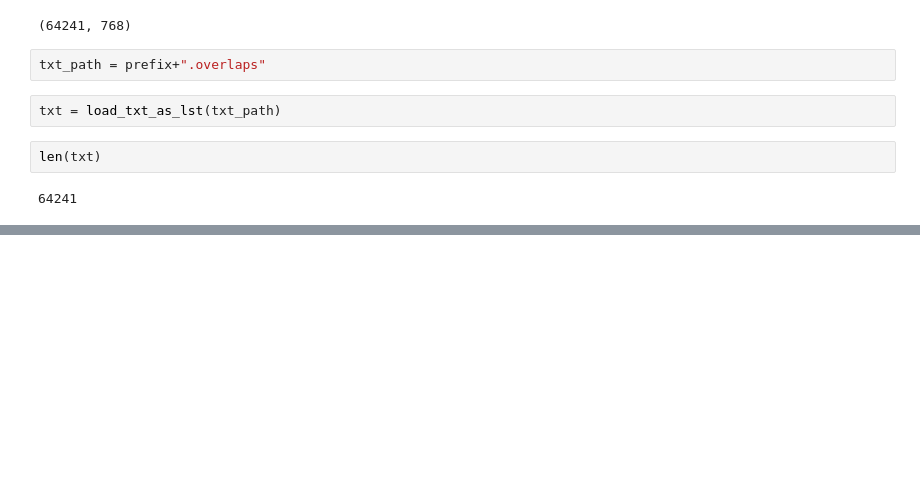
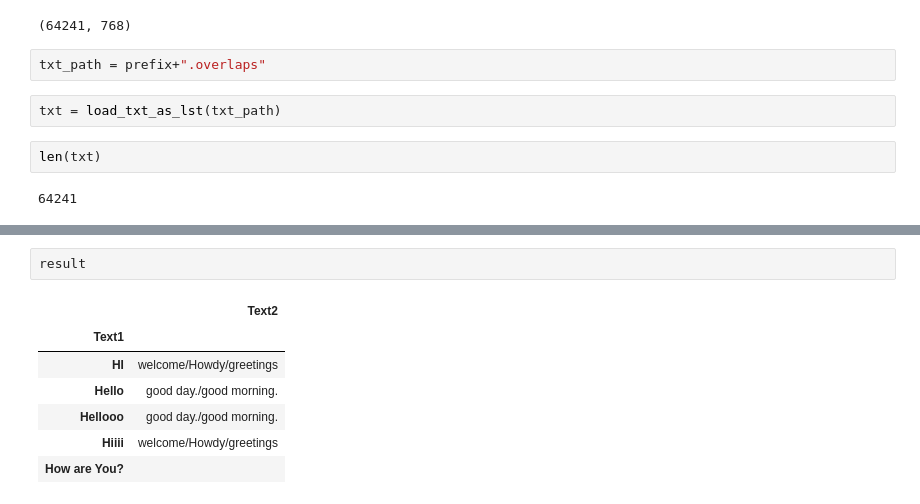
Before and after one commit to caro28/chiron, a Jupyter notebook: chironata/code/runner_debugger.ipynb, the cells around one changed output, grey strips where cells are left out. Drawn from its saved outputs; the diff is of its cells as text; blank space fills up the shorter version.

```diff
--- a/chironata/code/runner_debugger.ipynb
+++ b/chironata/code/runner_debugger.ipynb
@@ -112,0 +233,10 @@ len(txt)
+# %%
+result
+# %% [output]
+|  | Text2 |
+| Text1 |  |
+| HI | welcome/Howdy/greetings |
+| Hello | good day./good morning. |
+| Hellooo | good day./good morning. |
+| Hiiii | welcome/Howdy/greetings |
+| How are You? |  |
```
Also changed, not shown: parts of 19 cells of this notebook, 2 other files.
